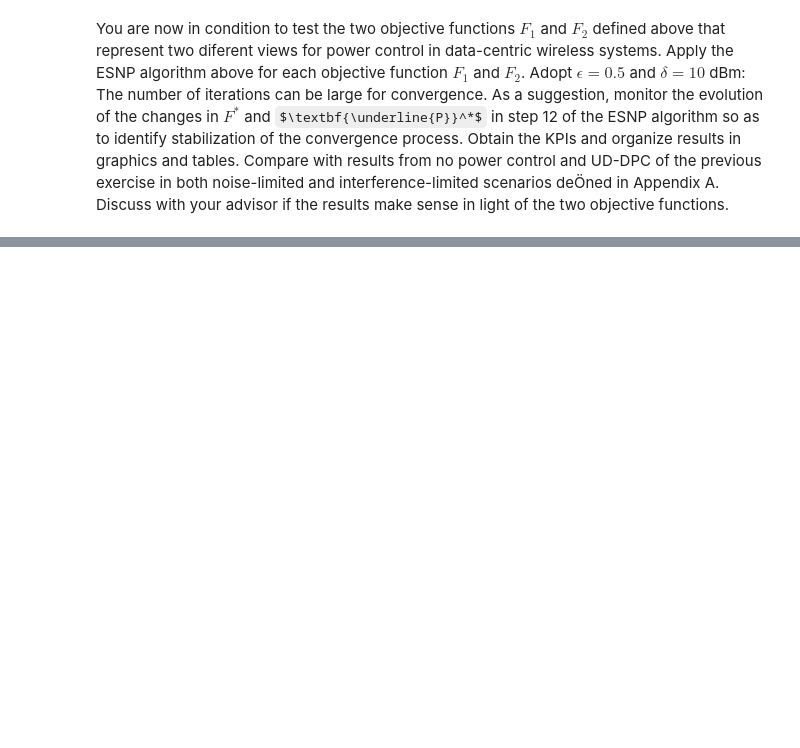
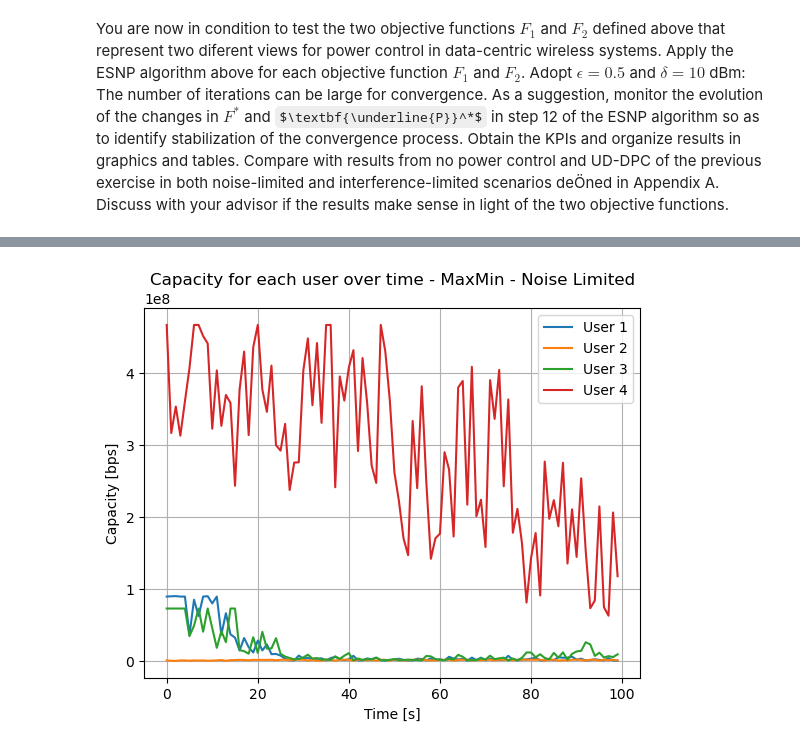
Before and after one commit to vitorfraga12/Intro-to-Wirelles---Part-3, a Jupyter notebook: Questao7.ipynb, the cells around one changed output, grey strips where cells are left out. Drawn from its saved outputs; the diff is of its cells as text; code cells hidden in the pictures; some formulas as TeX source; blank space fills up the shorter version.

```diff
--- a/Questao7.ipynb
+++ b/Questao7.ipynb
@@ -1289,0 +774,16 @@ plt.show()
+# %%
+# Plotando a capacidade para cada usuário para cada momento utilizando o MaxMin
+plt.figure()
+plt.plot(capacity_esnp_maxmin_noise[0, :], label='User 1')
+plt.plot(capacity_esnp_maxmin_noise[1, :], label='User 2')
+plt.plot(capacity_esnp_maxmin_noise[2, :], label='User 3')
+plt.plot(capacity_esnp_maxmin_noise[3, :], label='User 4')
+plt.legend()
+plt.xlabel('Time [s]')
+plt.ylabel('Capacity [bps]')
+plt.title('Capacity for each user over time - MaxMin - Noise Limited')
+plt.grid()
+plt.savefig('Q8_capacity_noiselimited_espnmaxmin.pdf')
+plt.show()
+# %% [output]
+[figure, added]
```
Also changed, not shown: parts of 61 cells of this notebook.
